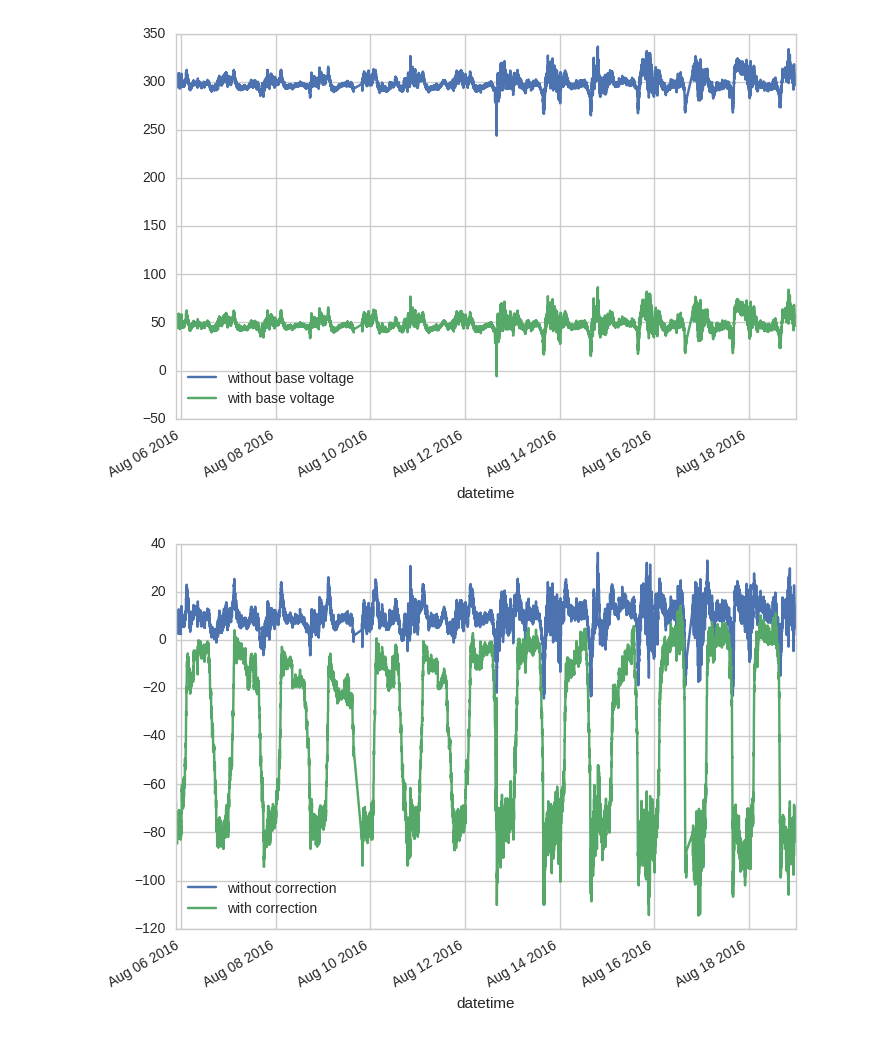
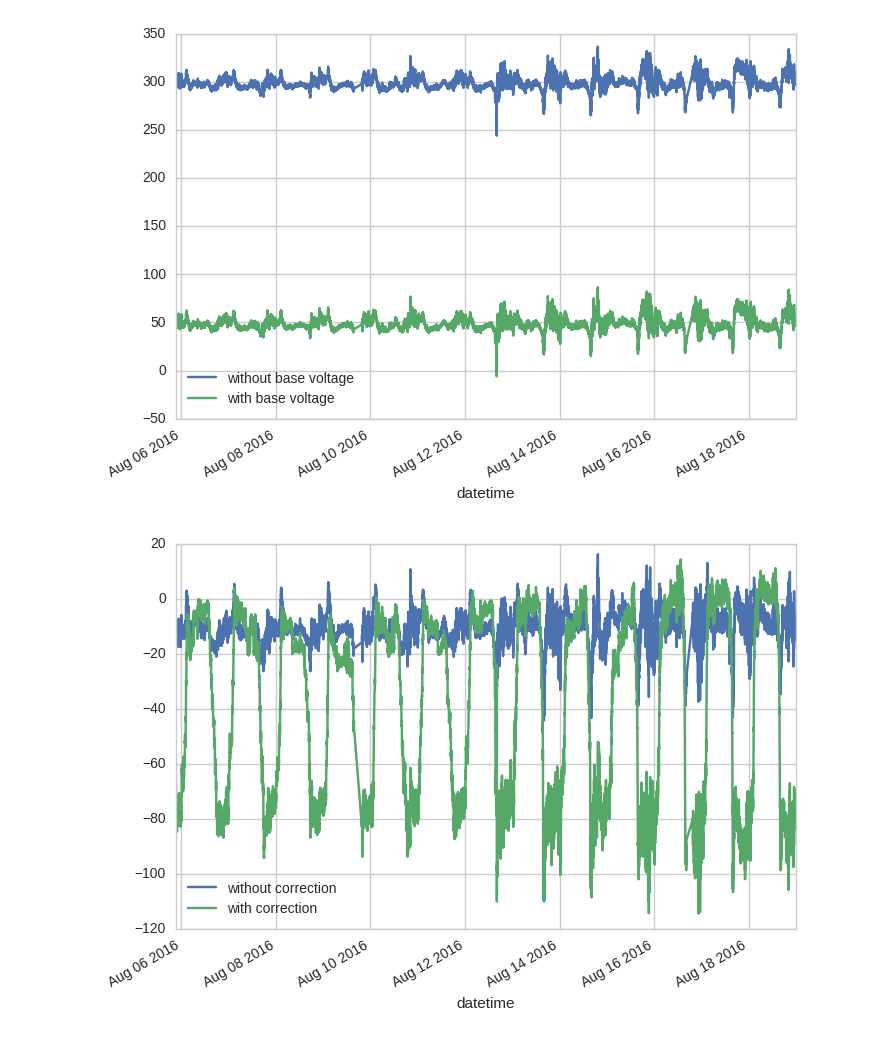
Before and after one commit to sharadmv/metasense, a Jupyter notebook: notebooks/Alphasense Corrections.ipynb, the cells around one changed output. Drawn from its saved outputs; the diff is of its cells as text; code cells hidden in the pictures.

```diff
--- a/notebooks/Alphasense Corrections.ipynb
+++ b/notebooks/Alphasense Corrections.ipynb
@@ -92,9 +93,9 @@ plt.show()
 # %% [output]
 [figure]
 # %%
-((X_train['no2-W'] - 250) - (X_train['no2-A'] - 270)).plot(label='without correction')
+((X_train['no2-W']) - (X_train['no2-A'])).plot(label='without correction')
 ((X_train['no2-W'] - 250) - X_train['no2-corr'] * (X_train['no2-A'] - 270)).plot(label='with correction')
 plt.legend(loc='best')
 plt.show()
 # %% [output]
-[figure, old version]
+[figure, new version]
```
Also changed, not shown: parts of 2 cells of this notebook, 3 other files.
